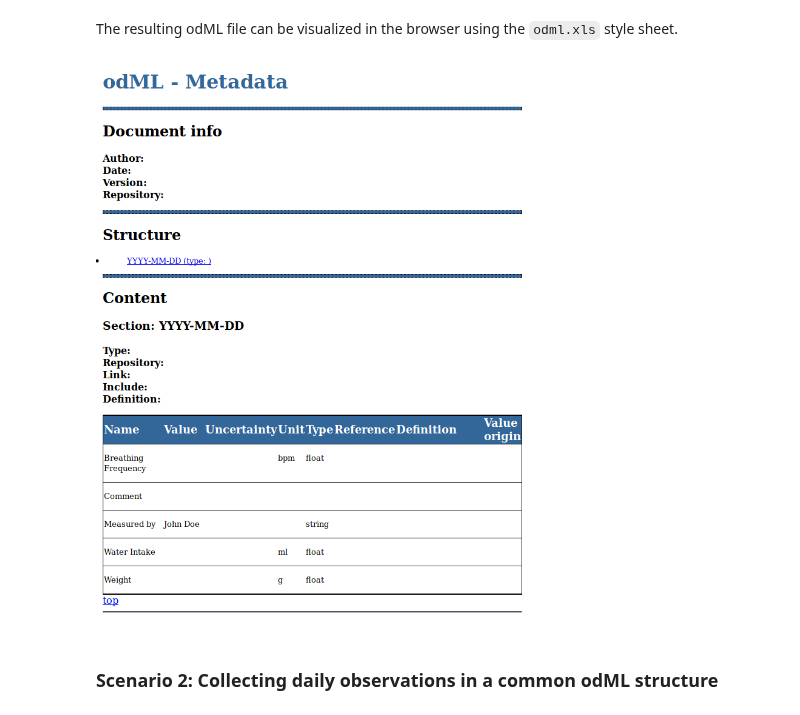
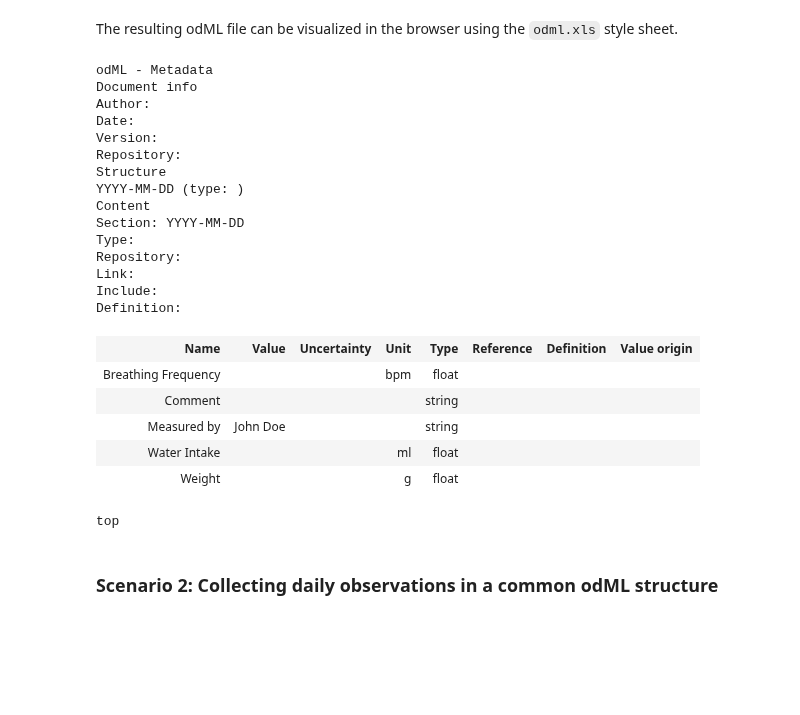
Before and after one commit to INM-6/python-odmltables, a Jupyter notebook: tutorials/Scenarios.ipynb, the cells around one changed output. Drawn from its saved outputs; the diff is of its cells as text; code cells hidden in the pictures; blank space fills up the shorter version.

Commit message:
Include html representation in notebook

```diff
--- a/tutorials/Scenarios.ipynb
+++ b/tutorials/Scenarios.ipynb
@@ -59,8 +59,47 @@ def score_sheet_to_odml(csv_file):
 score_sheet_to_odml('score_sheet.csv')
 # %% [markdown]
 The resulting odML file can be visualized in the browser using the `odml.xls` style sheet.
-# %% [markdown]
-![odML_html_representation.png](attachment:odML_html_representation.png)
+# %%
+# This is utility code for displaying the odML file as html representation here.
+# You can also just open the odML file in your browser having the style sheet in the same location as your odML file and
+# will get the same result
+from IPython.display import display, HTML
+import lxml.etree as ET
+
+def display_odML_as_html(odML_file, xsl_file='odml.xsl'):
+    # generate html representation from odML file and style sheet
+    dom = ET.parse(odML_file)
+    xslt = ET.parse(xsl_file)
+    transform = ET.XSLT(xslt)
+    newdom = transform(dom)
+
+    # display html
+    display(HTML(ET.tostring(newdom, pretty_print=True).decode()))
+
+display_odML_as_html('score_sheet.odml')
+# %% [output]
+odML - Metadata
+Document info
+Author:
+Date:
+Version:
+Repository:
+Structure
+YYYY-MM-DD (type: )
+Content
+Section: YYYY-MM-DD
+Type:
+Repository:
+Link:
+Include:
+Definition:
+| Name | Value | Uncertainty | Unit | Type | Reference | Definition | Value origin |
+| Breathing Frequency |  |  | bpm | float |  |  |  |
+| Comment |  |  |  | string |  |  |  |
+| Measured by | John Doe |  |  | string |  |  |  |
+| Water Intake |  |  | ml | float |  |  |  |
+| Weight |  |  | g | float |  |  |  |
+top
 # %% [markdown]
 ### Scenario 2: Collecting daily observations in a common odML structure
 # %% [markdown]
```
